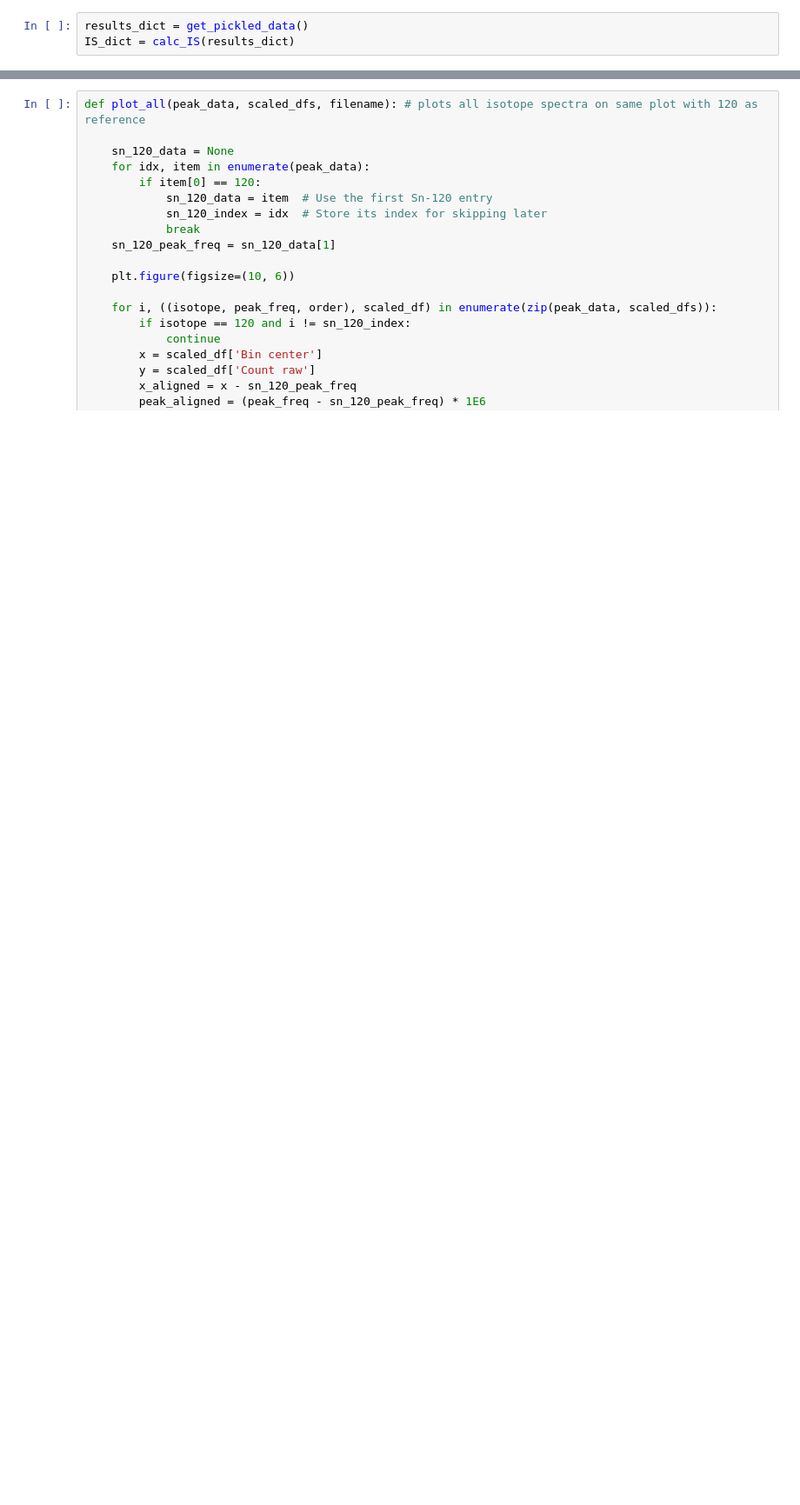
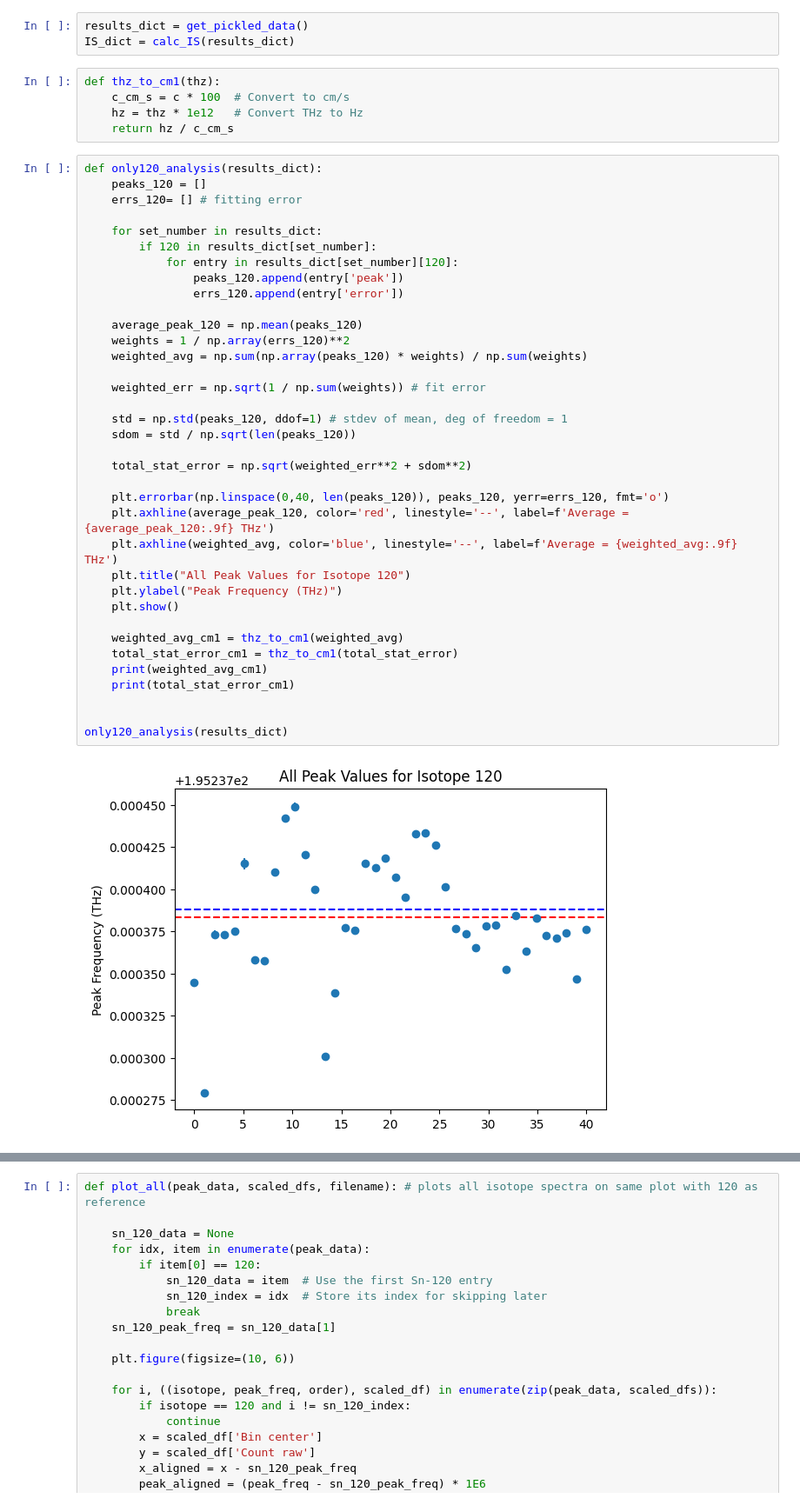
Before and after one commit to mirhex-toldex/desiree_analysis, a Jupyter notebook: Snanalysis2025.ipynb, the cells around one changed output, grey strips where cells are left out. Shown: that part at 87% size. Saved outputs shown, nothing was run; the diff lists cells and outputs as text; blank space fills up the shorter version.

```diff
--- a/Snanalysis2025.ipynb
+++ b/Snanalysis2025.ipynb
@@ -344,3 +356,46 @@ def calc_IS(results_dict):
 # %%
 results_dict = get_pickled_data()
 IS_dict = calc_IS(results_dict)
+# %%
+def thz_to_cm1(thz):
+    c_cm_s = c * 100  # Convert to cm/s
+    hz = thz * 1e12   # Convert THz to Hz
+    return hz / c_cm_s
+# %%
+def only120_analysis(results_dict):
+    peaks_120 = []
+    errs_120= [] # fitting error
+
+    for set_number in results_dict:
+        if 120 in results_dict[set_number]:
+            for entry in results_dict[set_number][120]:
+                peaks_120.append(entry['peak'])
+                errs_120.append(entry['error'])
+
+    average_peak_120 = np.mean(peaks_120)
+    weights = 1 / np.array(errs_120)**2
+    weighted_avg = np.sum(np.array(peaks_120) * weights) / np.sum(weights)
+
+    weighted_err = np.sqrt(1 / np.sum(weights)) # fit error
+
+    std = np.std(peaks_120, ddof=1) # stdev of mean, deg of freedom = 1
+    sdom = std / np.sqrt(len(peaks_120))
+
+    total_stat_error = np.sqrt(weighted_err**2 + sdom**2)
+
+    plt.errorbar(np.linspace(0,40, len(peaks_120)), peaks_120, yerr=errs_120, fmt='o')
+    plt.axhline(average_peak_120, color='red', linestyle='--', label=f'Average = {average_peak_120:.9f} THz')
+    plt.axhline(weighted_avg, color='blue', linestyle='--', label=f'Average = {weighted_avg:.9f} THz')
+    plt.title("All Peak Values for Isotope 120")
+    plt.ylabel("Peak Frequency (THz)")
+    plt.show()
+
+    weighted_avg_cm1 = thz_to_cm1(weighted_avg)
+    total_stat_error_cm1 = thz_to_cm1(total_stat_error)
+    print(weighted_avg_cm1)
+    print(total_stat_error_cm1)
+
+
+only120_analysis(results_dict)
+# %% [output]
+[figure, added]
```
Also changed, not shown: parts of 11 cells of this notebook.
